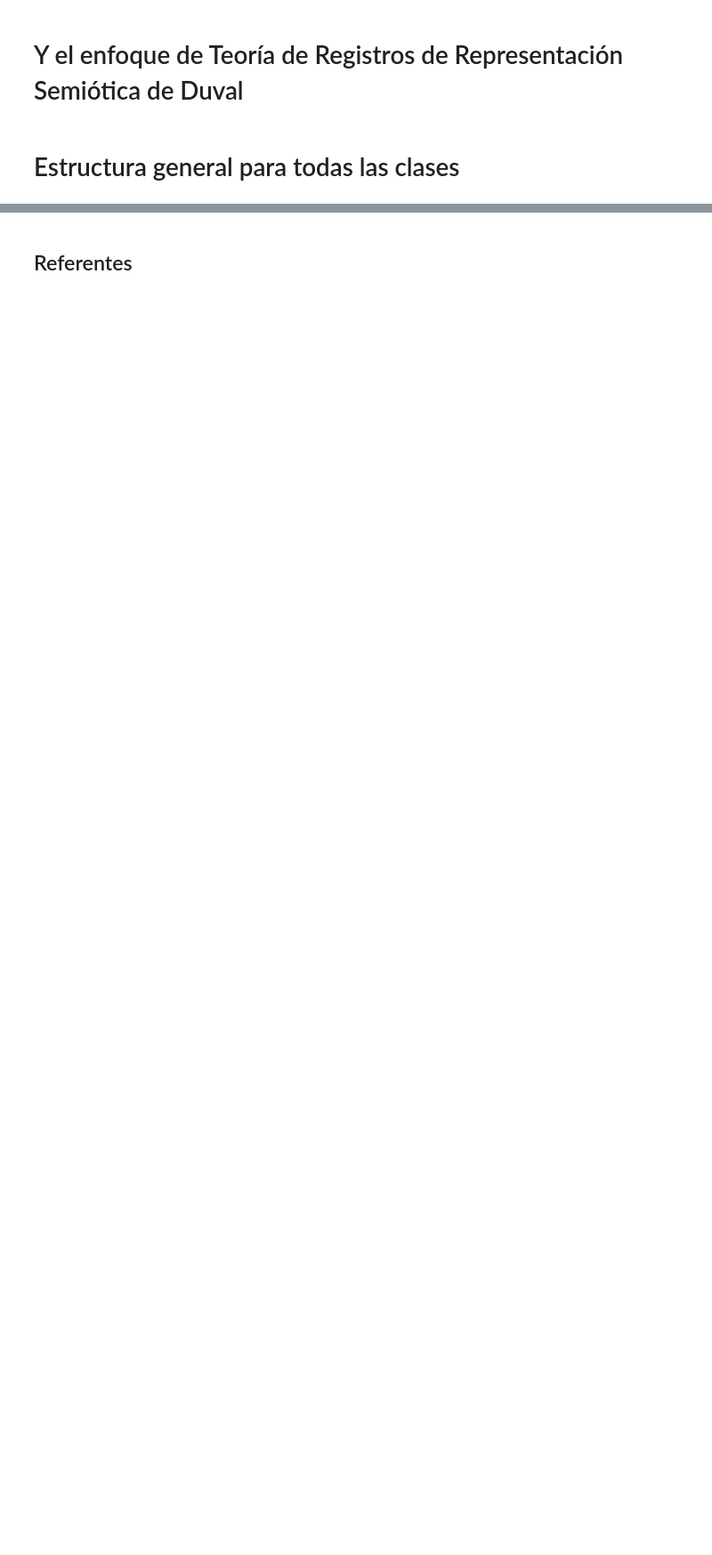
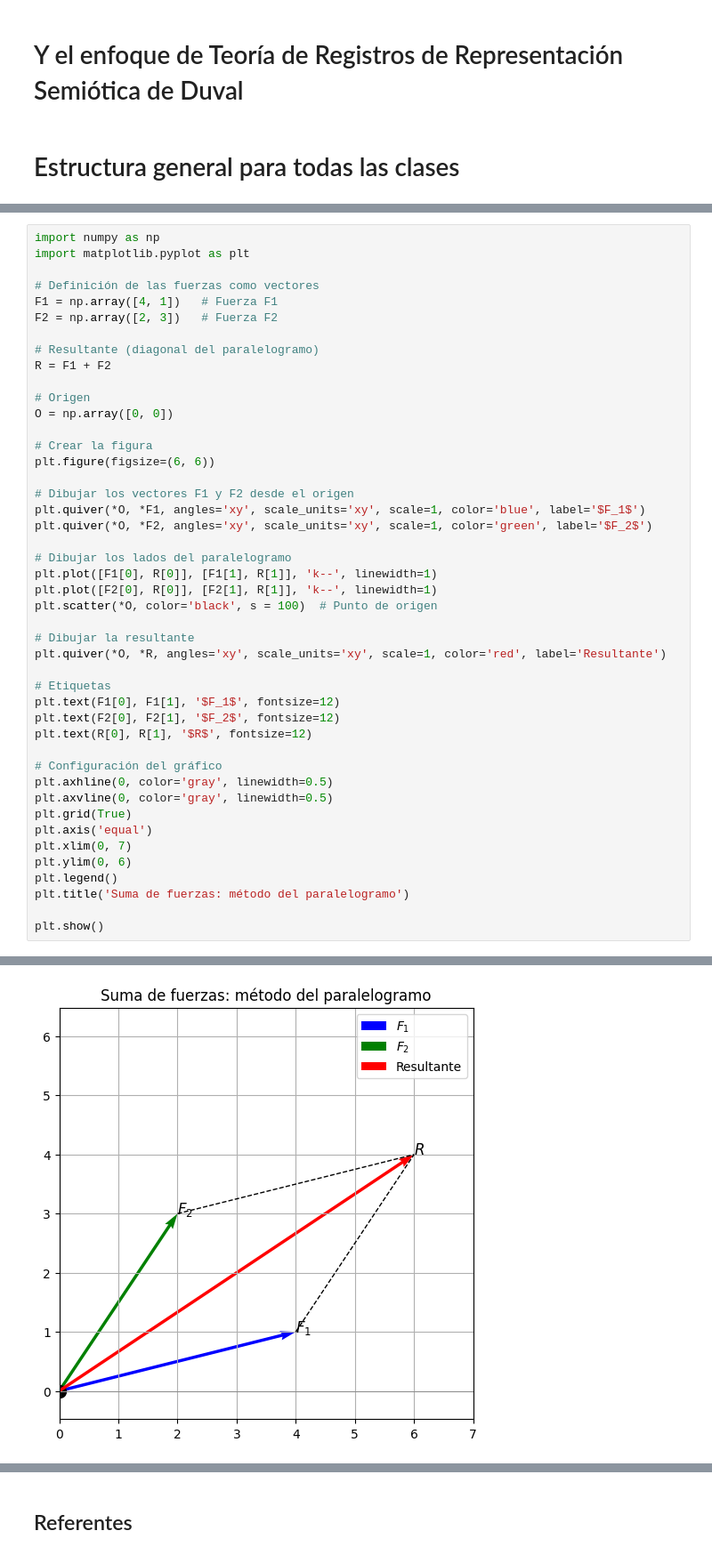
Before and after one commit to marco-canas/linear_algebra, a Jupyter notebook: 3_clases_segun_clara_mejia_laverde/1_cap/1_modulo/1_modulo.ipynb, the cells around one changed output, grey strips where cells are left out. Shown at 89% size. Saved outputs shown, nothing was run; the diff lists cells and outputs as text; blank space fills up the shorter version.

```diff
--- a/3_clases_segun_clara_mejia_laverde/1_cap/1_modulo/1_modulo.ipynb
+++ b/3_clases_segun_clara_mejia_laverde/1_cap/1_modulo/1_modulo.ipynb
@@ -162,0 +201,46 @@ Esta clase la debes diseñar de acuerdo a las siguientes 4 directivas:
+# %%
+import numpy as np
+import matplotlib.pyplot as plt
+
+# Definición de las fuerzas como vectores
+F1 = np.array([4, 1])   # Fuerza F1
+F2 = np.array([2, 3])   # Fuerza F2
+
+# Resultante (diagonal del paralelogramo)
+R = F1 + F2
+
+# Origen
+O = np.array([0, 0])
+
+# Crear la figura
+plt.figure(figsize=(6, 6))
+
+# Dibujar los vectores F1 y F2 desde el origen
+plt.quiver(*O, *F1, angles='xy', scale_units='xy', scale=1, color='blue', label='$F_1$')
+plt.quiver(*O, *F2, angles='xy', scale_units='xy', scale=1, color='green', label='$F_2$')
+
+# Dibujar los lados del paralelogramo
+plt.plot([F1[0], R[0]], [F1[1], R[1]], 'k--', linewidth=1)
+plt.plot([F2[0], R[0]], [F2[1], R[1]], 'k--', linewidth=1)
+plt.scatter(*O, color='black', s = 100)  # Punto de origen
+
+# Dibujar la resultante
+plt.quiver(*O, *R, angles='xy', scale_units='xy', scale=1, color='red', label='Resultante')
+
+# Etiquetas
+plt.text(F1[0], F1[1], '$F_1$', fontsize=12)
+plt.text(F2[0], F2[1], '$F_2$', fontsize=12)
+plt.text(R[0], R[1], '$R$', fontsize=12)
+
+# Configuración del gráfico
+plt.axhline(0, color='gray', linewidth=0.5)
+plt.axvline(0, color='gray', linewidth=0.5)
+plt.grid(True)
+plt.axis('equal')
+plt.xlim(0, 7)
+plt.ylim(0, 6)
+plt.legend()
+plt.title('Suma de fuerzas: método del paralelogramo')
+
+plt.show()
+# %% [output]
@@ -162,0 +248 @@ Esta clase la debes diseñar de acuerdo a las siguientes 4 directivas:
+[figure, added]
```
Also changed, not shown: parts of 47 cells of this notebook.
